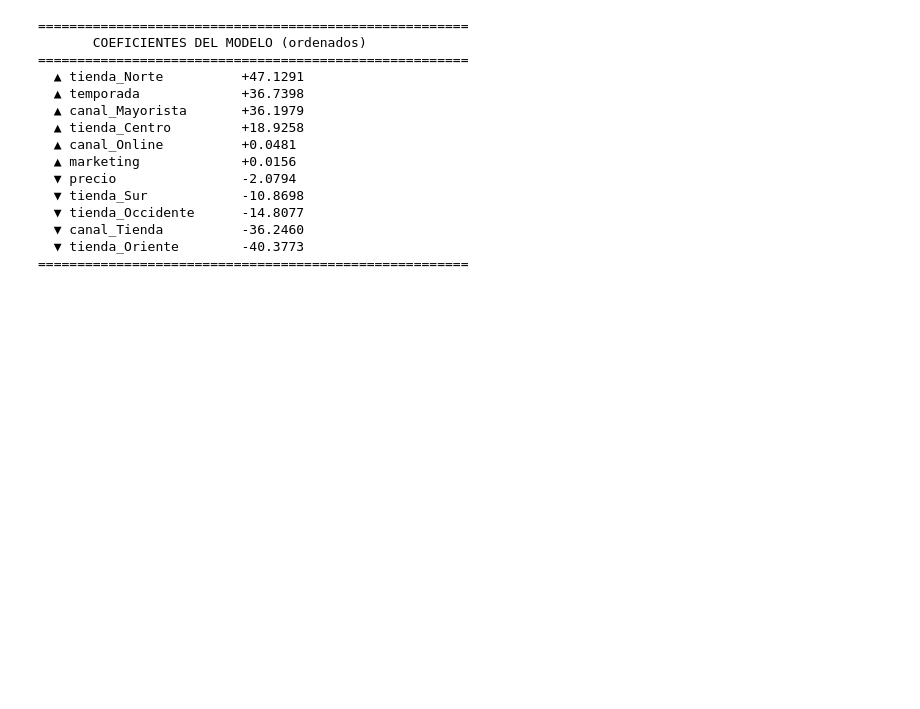
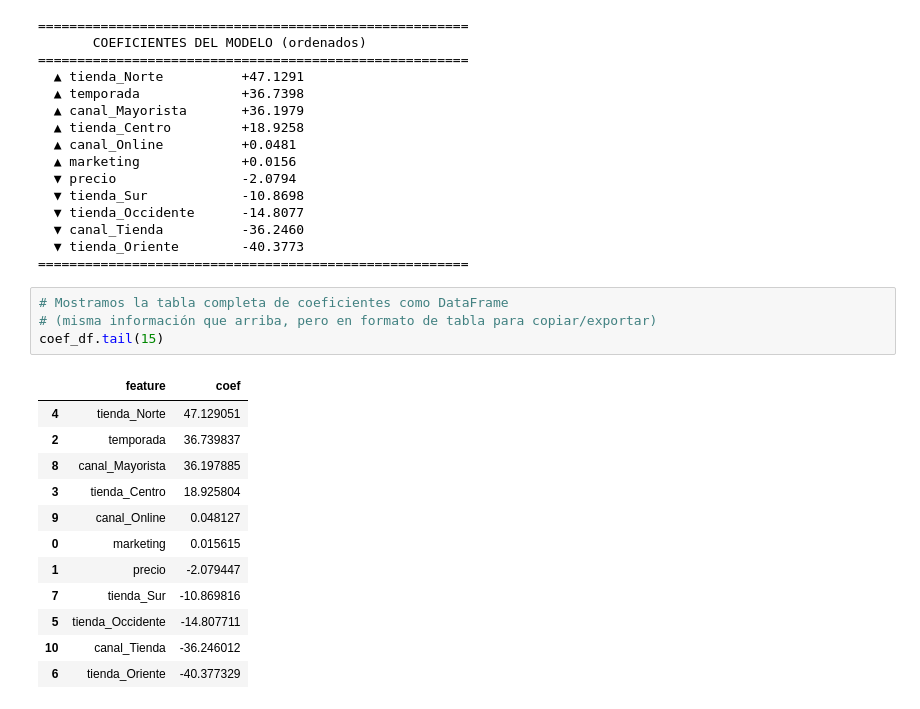
Before and after one commit to cesar95icesi/machine-learning-intep, a Jupyter notebook: ejemplo1.ipynb, the cells around one changed output. Saved outputs shown, nothing was run; the diff lists cells and outputs as text; blank space fills up the shorter version.

Commit message:
feat: análisis de coeficientes e importancia de variables

```diff
--- a/ejemplo1.ipynb
+++ b/ejemplo1.ipynb
@@ -221,3 +221,20 @@ print("=" * 55)
   ▼ canal_Tienda          -36.2460
   ▼ tienda_Oriente        -40.3773
 =======================================================
+# %%
+# Mostramos la tabla completa de coeficientes como DataFrame
+# (misma información que arriba, pero en formato de tabla para copiar/exportar)
+coef_df.tail(15)
+# %% [output]
+|  | feature | coef |
+| 4 | tienda_Norte | 47.129051 |
+| 2 | temporada | 36.739837 |
+| 8 | canal_Mayorista | 36.197885 |
+| 3 | tienda_Centro | 18.925804 |
+| 9 | canal_Online | 0.048127 |
+| 0 | marketing | 0.015615 |
+| 1 | precio | -2.079447 |
+| 7 | tienda_Sur | -10.869816 |
+| 5 | tienda_Occidente | -14.807711 |
+| 10 | canal_Tienda | -36.246012 |
+| 6 | tienda_Oriente | -40.377329 |
```
Also changed, not shown: parts of 2 cells of this notebook.
